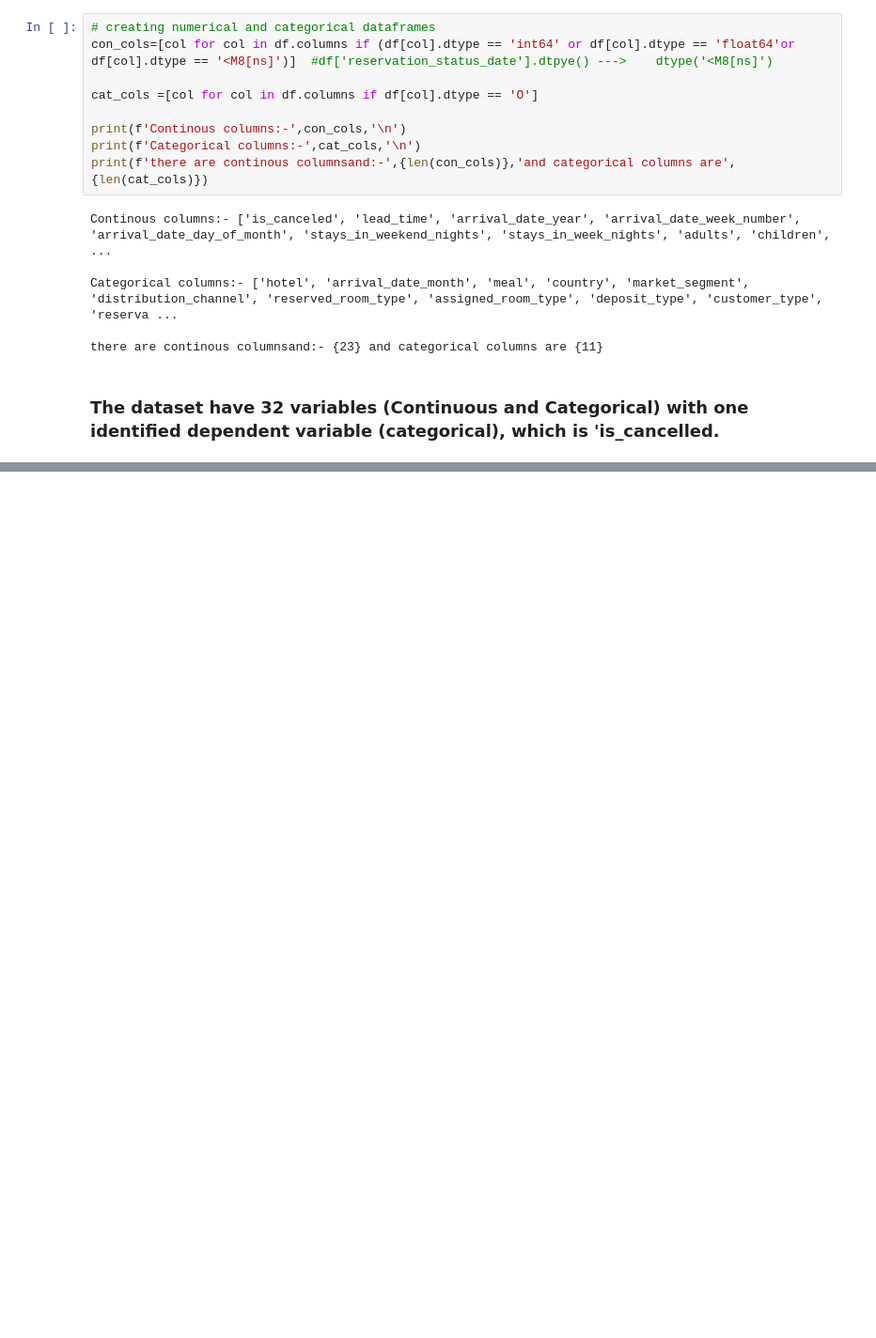
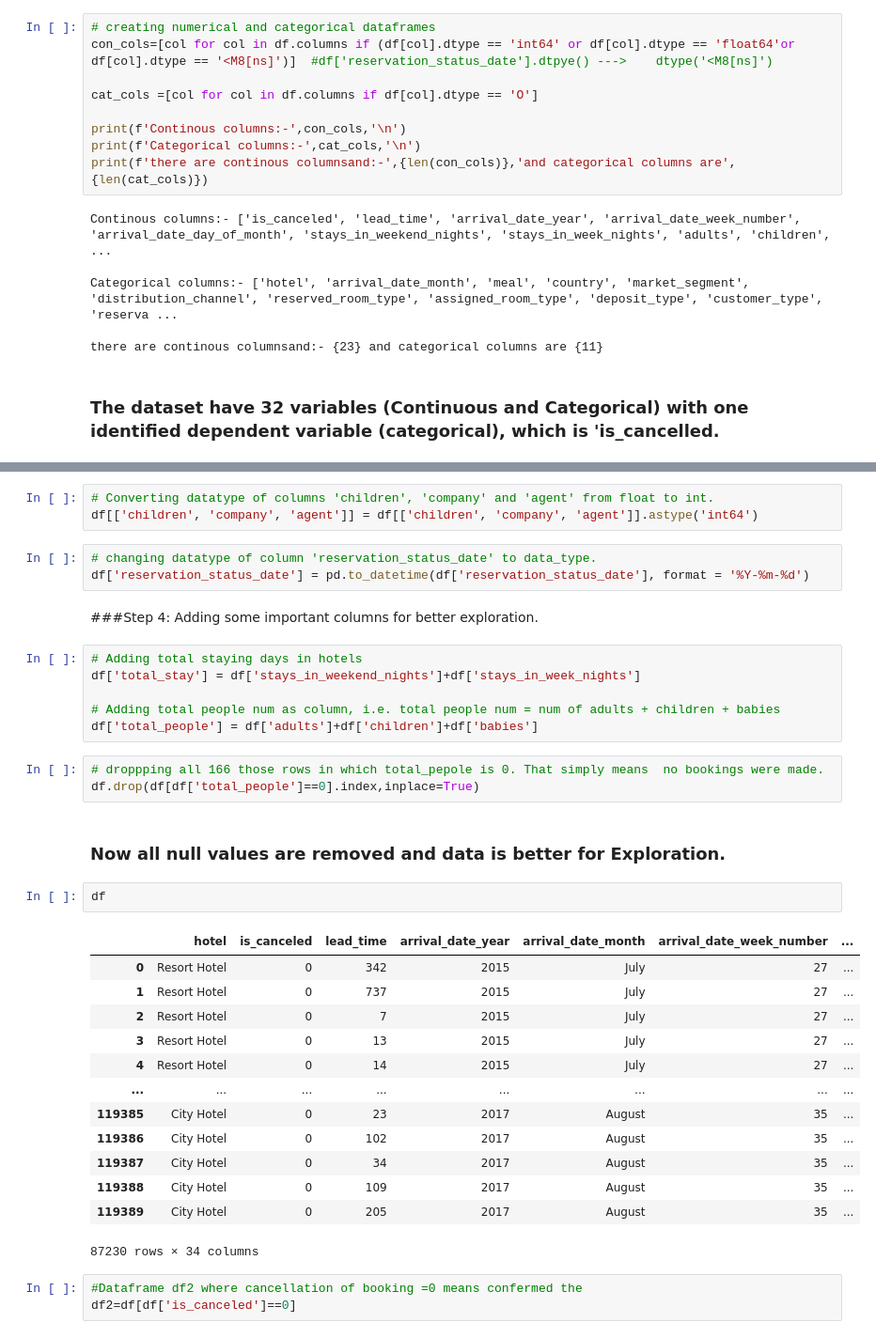
Before and after one commit to oweskhan77/Eda-on-Hotel-booking-Analysis, a Jupyter notebook: Eda_on_Hotel_Booking_Analysis_Capstone_Project.ipynb, the cells around one changed output, grey strips where cells are left out. Shown: that part at 94% size. Cells and saved outputs as stored; diff of their text form; blank space fills up the shorter version.

```diff
--- a/Eda_on_Hotel_Booking_Analysis_Capstone_Project.ipynb
+++ b/Eda_on_Hotel_Booking_Analysis_Capstone_Project.ipynb
@@ -176,0 +245,38 @@ there are continous columnsand:- {23} and categorical columns are {11}
+# %%
+# Converting datatype of columns 'children', 'company' and 'agent' from float to int.
+df[['children', 'company', 'agent']] = df[['children', 'company', 'agent']].astype('int64')
+# %%
+# changing datatype of column 'reservation_status_date' to data_type.
+df['reservation_status_date'] = pd.to_datetime(df['reservation_status_date'], format = '%Y-%m-%d')
+# %% [markdown]
+###Step 4: Adding some  important columns for better exploration.
+# %%
+# Adding total staying days in hotels
+df['total_stay'] = df['stays_in_weekend_nights']+df['stays_in_week_nights']
+
+# Adding total people num as column, i.e. total people num = num of adults + children + babies
+df['total_people'] = df['adults']+df['children']+df['babies']
+# %%
+# droppping all 166 those rows in which total_pepole is 0. That simply means  no bookings were made.
+df.drop(df[df['total_people']==0].index,inplace=True)
+# %% [markdown]
+### Now all null values are removed  and data is better for Exploration.
+# %%
+df
+# %% [output]
+|  | hotel | is_canceled | lead_time | arrival_date_year | arrival_date_month | arrival_date_week_number | ... |
+| 0 | Resort Hotel | 0 | 342 | 2015 | July | 27 | ... |
+| 1 | Resort Hotel | 0 | 737 | 2015 | July | 27 | ... |
+| 2 | Resort Hotel | 0 | 7 | 2015 | July | 27 | ... |
+| 3 | Resort Hotel | 0 | 13 | 2015 | July | 27 | ... |
+| 4 | Resort Hotel | 0 | 14 | 2015 | July | 27 | ... |
+| ... | ... | ... | ... | ... | ... | ... | ... |
+| 119385 | City Hotel | 0 | 23 | 2017 | August | 35 | ... |
+| 119386 | City Hotel | 0 | 102 | 2017 | August | 35 | ... |
+| 119387 | City Hotel | 0 | 34 | 2017 | August | 35 | ... |
+| 119388 | City Hotel | 0 | 109 | 2017 | August | 35 | ... |
+| 119389 | City Hotel | 0 | 205 | 2017 | August | 35 | ... |
+87230 rows × 34 columns
+# %%
+#Dataframe df2 where cancellation of booking =0 means confermed the
+df2=df[df['is_canceled']==0]
```
Also changed, not shown: parts of 15 cells of this notebook.
